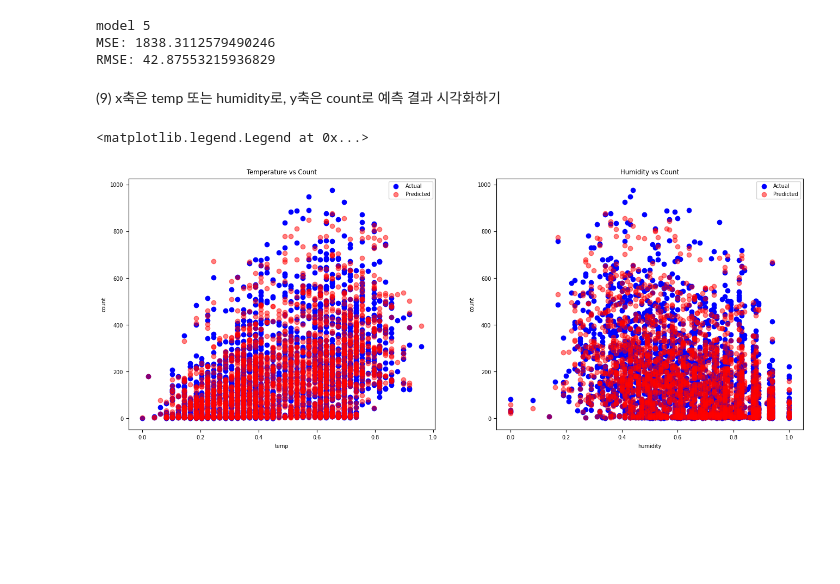
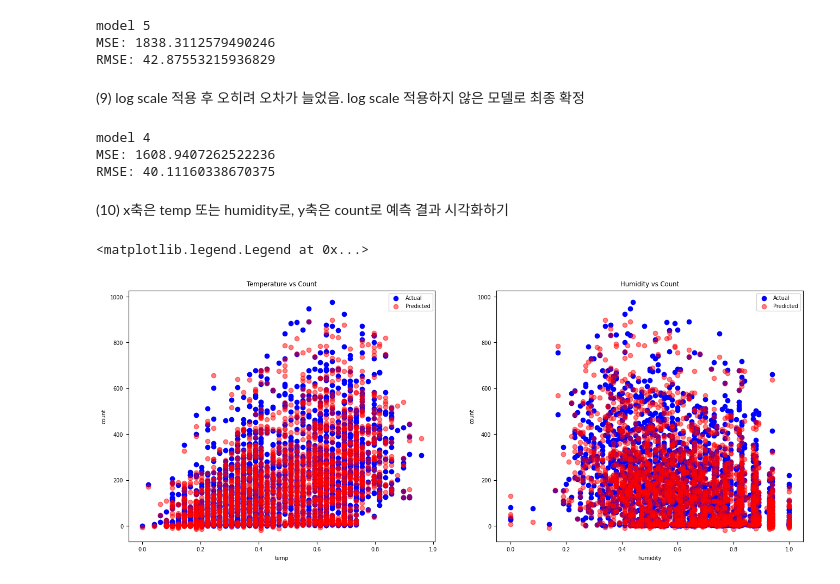
Before and after one commit to jacksju0/AIFFEL_quest_rs, a Jupyter notebook: Exploration/Ex01/BikeSharingDemand.ipynb, the cells around one changed output. Cells and saved outputs as stored; diff of their text form; code cells hidden in the pictures; blank space fills up the shorter version.

```diff
--- a/Exploration/Ex01/BikeSharingDemand.ipynb
+++ b/Exploration/Ex01/BikeSharingDemand.ipynb
@@ -265,25 +265,48 @@ model 5
 MSE: 1838.3112579490246
 RMSE: 42.87553215936829
 # %% [markdown]
-(9) x축은 temp 또는 humidity로, y축은 count로 예측 결과 시각화하기
+(9) log scale 적용 후 오히려 오차가 늘었음. log scale 적용하지 않은 모델로 최종 확정
 # %%
-fig, axs = plt.subplots(1, 2, figsize=(16, 6))
+model_4 = HistGradientBoostingRegressor(
+    max_iter=500,          # 트리 수 (충분히 크게)
+    learning_rate=0.05,    # 보수적 러닝레이트
+    max_depth=12,          # 적당한 깊이
+    min_samples_leaf=20,   # 과적합 방지
+    l2_regularization=0.0,
+    early_stopping=True,   # 자동 조기 종료
+    validation_fraction=0.1,
+    random_state=42
+)
+model_4.fit(X_train_all    , y_train_all)
 
-# temp vs count 시각화
-axs[0].scatter(X_test_all['temp'], y_test_all, color='blue', label='Actual')
-axs[0].scatter(X_test_all['temp'], y_pred_5, color='red', label='Predicted', alpha=0.5)
-axs[0].set_xlabel('temp')
-axs[0].set_ylabel('count')
-axs[0].set_title('Temperature vs Count')
-axs[0].legend()
-
-# humidity vs count 시각화
-axs[1].scatter(X_test_all['humidity'], y_test_all, color='blue', label='Actual')
-axs[1].scatter(X_test_all['humidity'], y_pred_5, color='red', label='Predicted', alpha=0.5)
-axs[1].set_xlabel('humidity')
-axs[1].set_ylabel('count')
-axs[1].set_title('Humidity vs Count')
-axs[1].legend()
+y_pred_4   = model_4.predict(X_test_all);    mse = mean_squared_error(y_test_all, y_pred_4);    rmse = np.sqrt(mse)
+print("model 4")
+print("MSE:", mse)
+print("RMSE:", rmse)
 # %% [output]
-<matplotlib.legend.Legend at 0x...>
+model 4
+MSE: 1608.9407262522236
+RMSE: 40.11160338670375
-[figure, removed]
+# %% [markdown]
+(10) x축은 temp 또는 humidity로, y축은 count로 예측 결과 시각화하기
+# %%
+fig, axs = plt.subplots(1, 2, figsize=(16, 6))
+
+# temp vs count 시각화
+axs[0].scatter(X_test_all['temp'], y_test_all, color='blue', label='Actual')
+axs[0].scatter(X_test_all['temp'], y_pred_4, color='red', label='Predicted', alpha=0.5)
+axs[0].set_xlabel('temp')
+axs[0].set_ylabel('count')
+axs[0].set_title('Temperature vs Count')
+axs[0].legend()
+
+# humidity vs count 시각화
+axs[1].scatter(X_test_all['humidity'], y_test_all, color='blue', label='Actual')
+axs[1].scatter(X_test_all['humidity'], y_pred_4, color='red', label='Predicted', alpha=0.5)
+axs[1].set_xlabel('humidity')
+axs[1].set_ylabel('count')
+axs[1].set_title('Humidity vs Count')
+axs[1].legend()
+# %% [output]
+<matplotlib.legend.Legend at 0x...>
+[figure, added]
```
